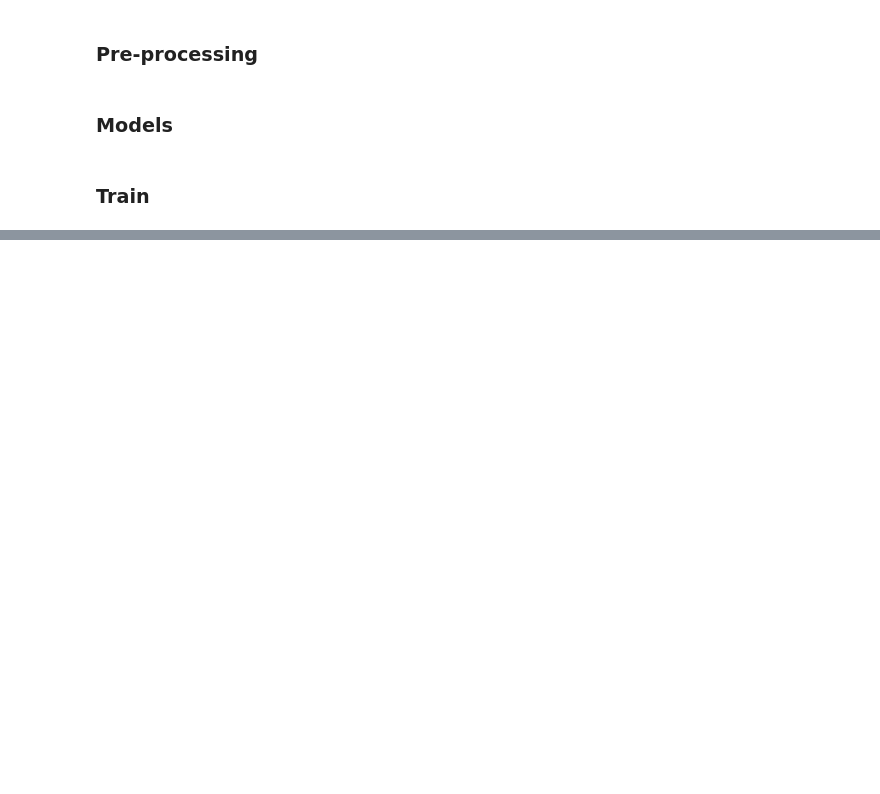
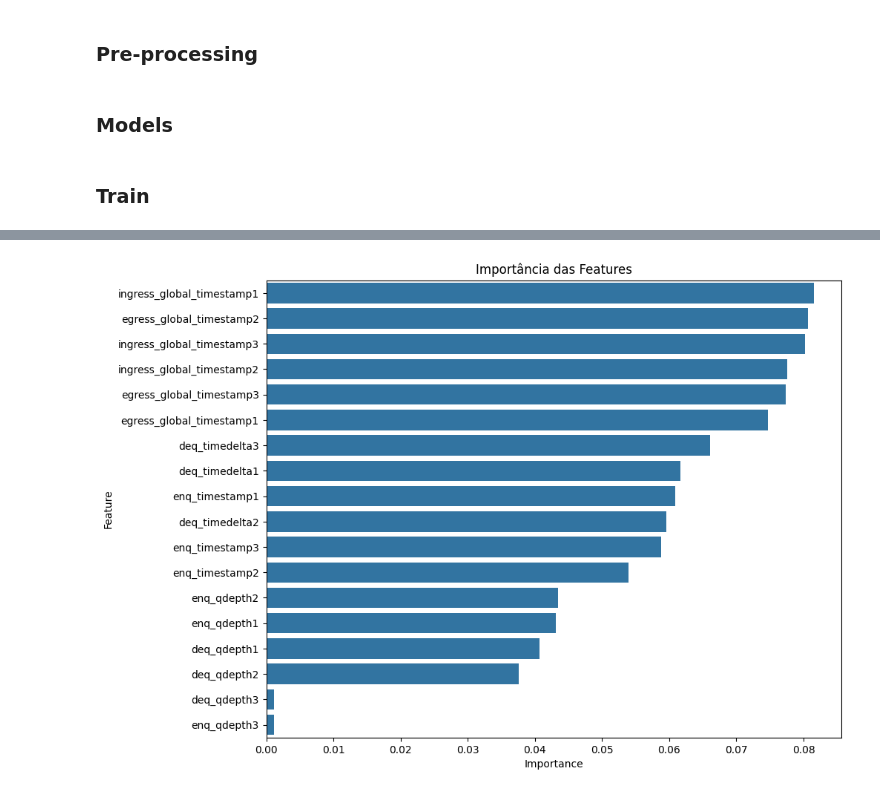
Before and after one commit to lukilme/search-telemetry-service-estimation, a Jupyter notebook: secondtry.ipynb, the cells around one changed output, grey strips where cells are left out. Drawn from its saved outputs; the diff is of its cells as text; code cells hidden in the pictures; blank space fills up the shorter version.

```diff
--- a/secondtry.ipynb
+++ b/secondtry.ipynb
@@ -243,0 +309,69 @@ Normalized Mean Absolute Error na avaliação: 0.29101955956263614
+# %%
+X = result_total
+Y = labels
+
+# Imputação e remoção de atributos com valores iguais
+imputer = SimpleImputer(strategy='mean')
+X_imputed = pd.DataFrame(imputer.fit_transform(X), columns=X.columns)
+
+def remove_same_valued_attr(df):
+    return df.loc[:, df.nunique() > 1]
+
+X_imputed = remove_same_valued_attr(X_imputed)
+
+X_imputed = X_imputed.drop(columns=['timestamp'])
+# Pipeline com K-Fold manual
+pipeline = Pipeline([
+    ('scaler', StandardScaler()),
+    ('regressor', RandomForestRegressor(
+        n_estimators=200,
+        max_depth=40,
+        min_samples_split=2,
+        min_samples_leaf=1,
+        random_state=42,
+        n_jobs=-1
+    ))
+])
+
+kf = KFold(n_splits=5, shuffle=True, random_state=42)
+mae_scores = []
+
+# Loop para K-Fold
+for train_index, test_index in kf.split(X_imputed):
+    X_train, X_eval = X_imputed.iloc[train_index], X_imputed.iloc[test_index]
+    Y_train, Y_eval = Y.iloc[train_index], Y.iloc[test_index]
+
+    # Ajuste o pipeline no conjunto de treino
+    pipeline.fit(X_train, Y_train)
+
+    # Previsões no conjunto de avaliação
+    Y_pred = pipeline.predict(X_eval)
+
+    # Cálculo do MAE para esta divisão
+    mae = mean_absolute_error(Y_eval, Y_pred)
+    nmae = mae / Y_eval.mean()  # Normalizando pelo valor médio
+    mae_scores.append(mae)
+
+    print(f'MAE para esta divisão: {mae}')
+    print(f'NMAE para esta divisão: {nmae}')
+
+# Exibindo o MAE médio de todas as divisões
+mean_mae = np.mean(mae_scores)
+print(f'Mean Absolute Error médio em todas as divisões: {mean_mae}')
+
+# Após o K-Fold, treine no conjunto completo e faça as previsões finais
+pipeline.fit(X_imputed, Y)
+
+# Importância das features
+importances = pipeline.named_steps['regressor'].feature_importances_
+feature_names = X_imputed.columns
+importances_df = pd.DataFrame({
+    'Feature': feature_names,
+    'Importance': importances
+}).sort_values(by='Importance', ascending=False)
+
+plt.figure(figsize=(10, 8))
+sns.barplot(x='Importance', y='Feature', data=importances_df)
+plt.title('Importância das Features')
+plt.show()
+# %% [output]
@@ -243,0 +389 @@ Normalized Mean Absolute Error na avaliação: 0.29101955956263614
+[figure, added]
```
Also changed, not shown: parts of 8 cells of this notebook, 6 other files.
